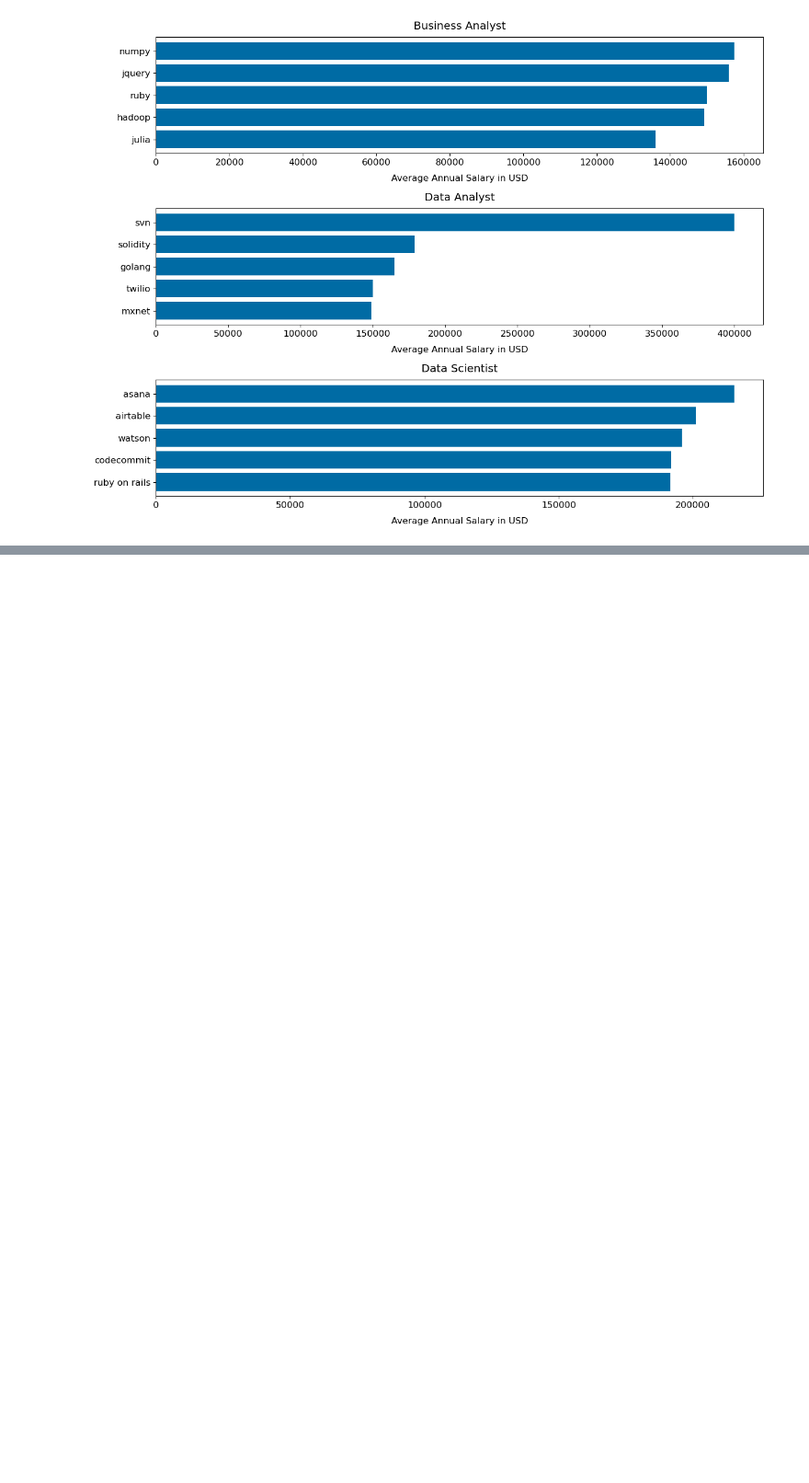
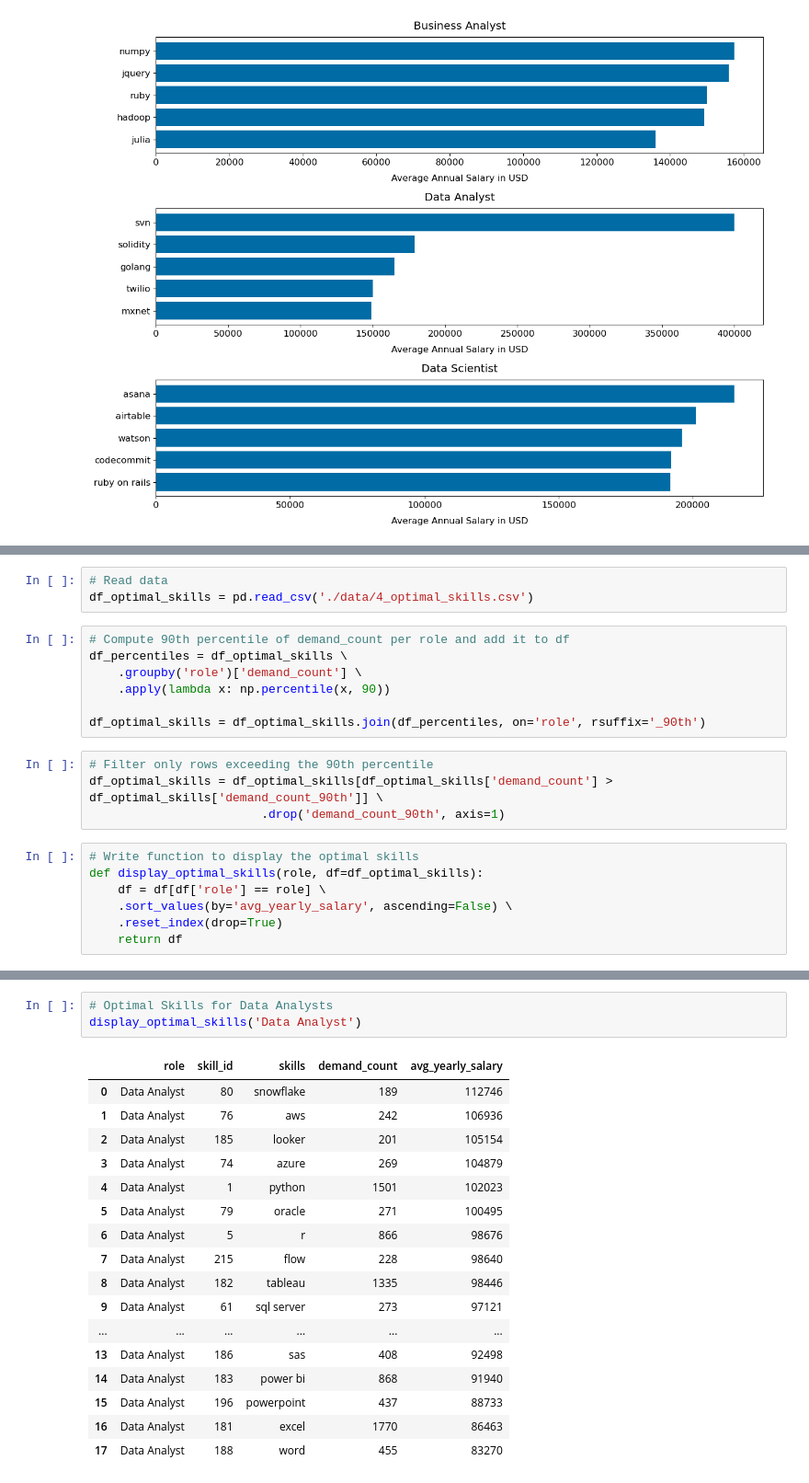
Before and after one commit to lionelsaxer/Jobs_Data_Analysis_Project, a Jupyter notebook: results.ipynb, the cells around one changed output, grey strips where cells are left out. Shown at 92% size. Cells and saved outputs as stored; diff of their text form; blank space fills up the shorter version.

```diff
--- a/visualizations.ipynb
+++ b/results.ipynb
@@ -76,0 +81,21 @@ plt.tight_layout(rect=[-1, -1, 1, 1])
+# %%
+# Read data
+df_optimal_skills = pd.read_csv('./data/4_optimal_skills.csv')
+# %%
+# Compute 90th percentile of demand_count per role and add it to df
+df_percentiles = df_optimal_skills \
+    .groupby('role')['demand_count'] \
+    .apply(lambda x: np.percentile(x, 90))
+
+df_optimal_skills = df_optimal_skills.join(df_percentiles, on='role', rsuffix='_90th')
+# %%
+# Filter only rows exceeding the 90th percentile
+df_optimal_skills = df_optimal_skills[df_optimal_skills['demand_count'] > df_optimal_skills['demand_count_90th']] \
+                        .drop('demand_count_90th', axis=1)
+# %%
+# Write function to display the optimal skills
+def display_optimal_skills(role, df=df_optimal_skills):
+    df = df[df['role'] == role] \
+    .sort_values(by='avg_yearly_salary', ascending=False) \
+    .reset_index(drop=True)
+    return df
@@ -76,0 +119,21 @@ plt.tight_layout(rect=[-1, -1, 1, 1])
+# %%
+# Optimal Skills for Data Analysts
+display_optimal_skills('Data Analyst')
+# %% [output]
+|  | role | skill_id | skills | demand_count | avg_yearly_salary |
+| 0 | Data Analyst | 80 | snowflake | 189 | 112746 |
+| 1 | Data Analyst | 76 | aws | 242 | 106936 |
+| 2 | Data Analyst | 185 | looker | 201 | 105154 |
+| 3 | Data Analyst | 74 | azure | 269 | 104879 |
+| 4 | Data Analyst | 1 | python | 1501 | 102023 |
+| 5 | Data Analyst | 79 | oracle | 271 | 100495 |
+| 6 | Data Analyst | 5 | r | 866 | 98676 |
+| 7 | Data Analyst | 215 | flow | 228 | 98640 |
+| 8 | Data Analyst | 182 | tableau | 1335 | 98446 |
+| 9 | Data Analyst | 61 | sql server | 273 | 97121 |
+| ... | ... | ... | ... | ... | ... |
+| 13 | Data Analyst | 186 | sas | 408 | 92498 |
+| 14 | Data Analyst | 183 | power bi | 868 | 91940 |
+| 15 | Data Analyst | 196 | powerpoint | 437 | 88733 |
+| 16 | Data Analyst | 181 | excel | 1770 | 86463 |
+| 17 | Data Analyst | 188 | word | 455 | 83270 |
```
Also changed, not shown: parts of 4 cells of this notebook, 1 other file.
